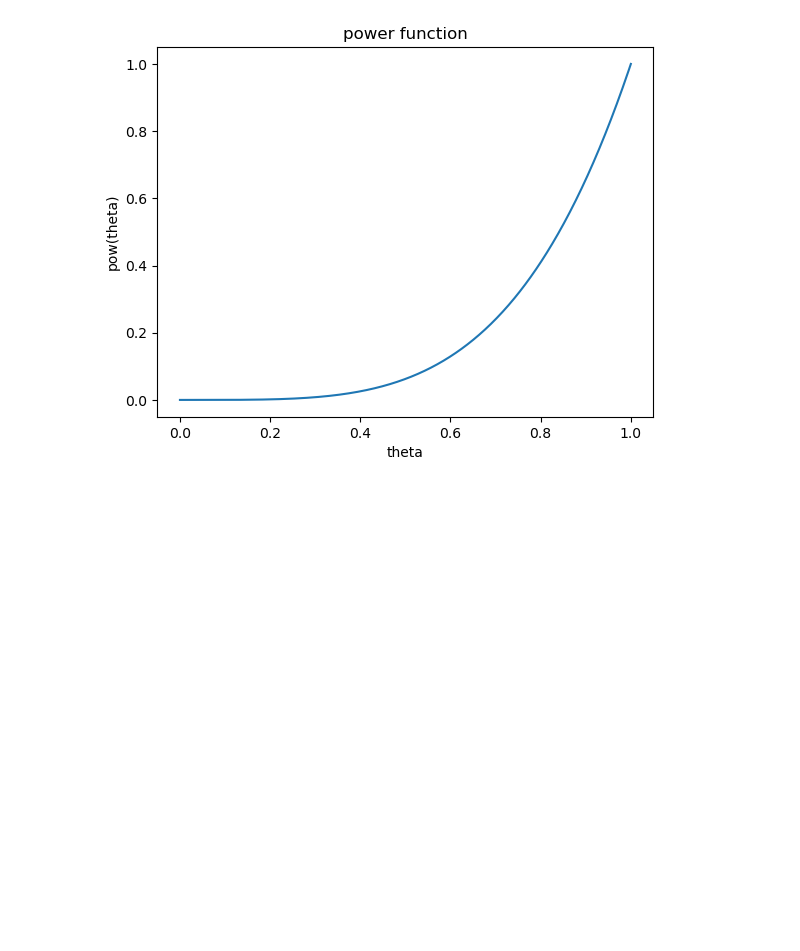
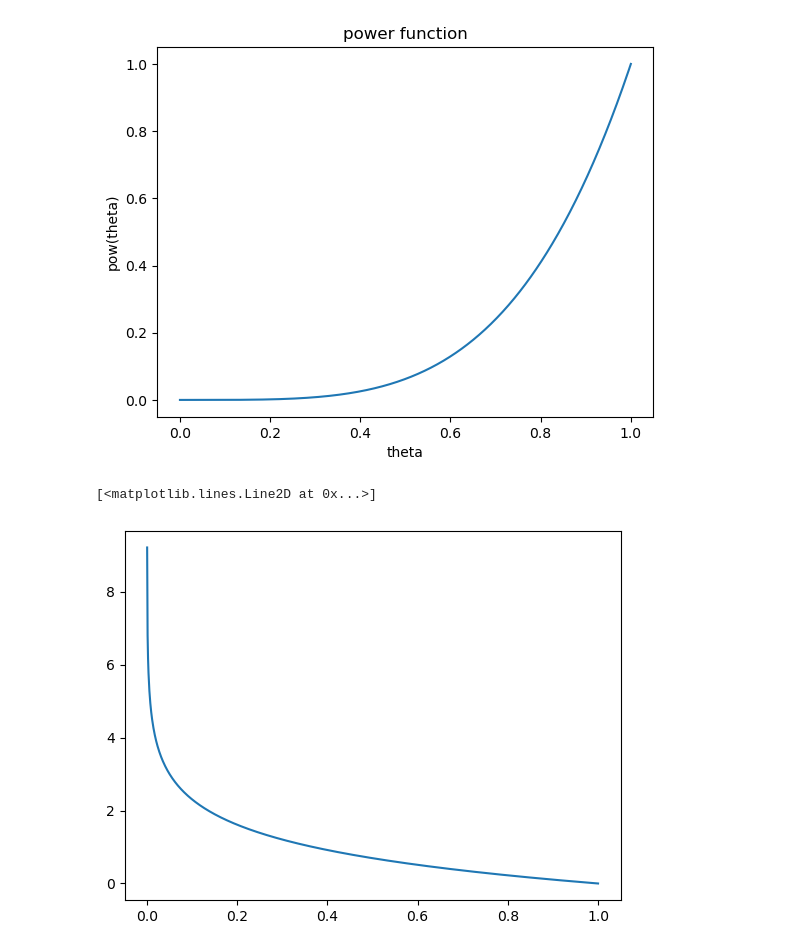
Before and after one commit to buzgalbraith/probaility-theroy-2, a Jupyter notebook: homework_code/homework_6/hw_6.ipynb, the cells around one changed output. Saved outputs shown, nothing was run; the diff lists cells and outputs as text; code cells hidden in the pictures; blank space fills up the shorter version.

```diff
--- a/homework_code/homework_6/hw_6.ipynb
+++ b/homework_code/homework_6/hw_6.ipynb
@@ -22,3 +22,33 @@ plt.title("power function")
 # %% [output]
 Text(0.5, 1.0, 'power function')
 [figure]
+# %%
+## fix lambda at 1.
+## so we are thinking of the power as varying with $\alpha$
+x=np.linspace(0, 1,1000)
+def tau_threshold(Lambda_param=None, alpha=None):
+    if (Lambda_param==None) and (alpha==None):
+        return "enter alpha or lambda"
+    elif (alpha==None):
+        pass
+    else:
+        pass
+def tau_threshold_part_1(Lambda_param=None, alpha=None ):
+    if (Lambda_param==None) and (alpha==None):
+        return "enter alpha or lambda"
+    elif (alpha==None):
+        x=np.linspace(.0001, 1,1000)
+        return x, -np.log(x)/Lambda_param
+    else:
+        x=np.linspace(.0001, 10,1000)
+        return x, -np.log(alpha)/x
+plt.plot(tau_threshold_part_1(Lambda_param=1)[0],tau_threshold_part_1(Lambda_param=1)[1])
+
+
+
+DEf power_functioin(x):
+
+    pass
+# %% [output]
+[<matplotlib.lines.Line2D at 0x...>]
+[figure, added]
```
